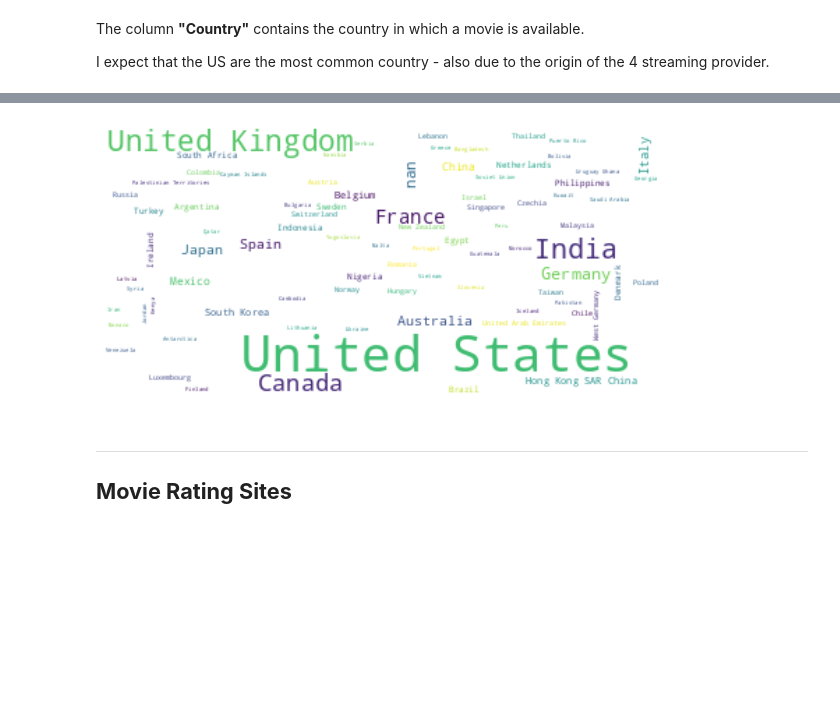
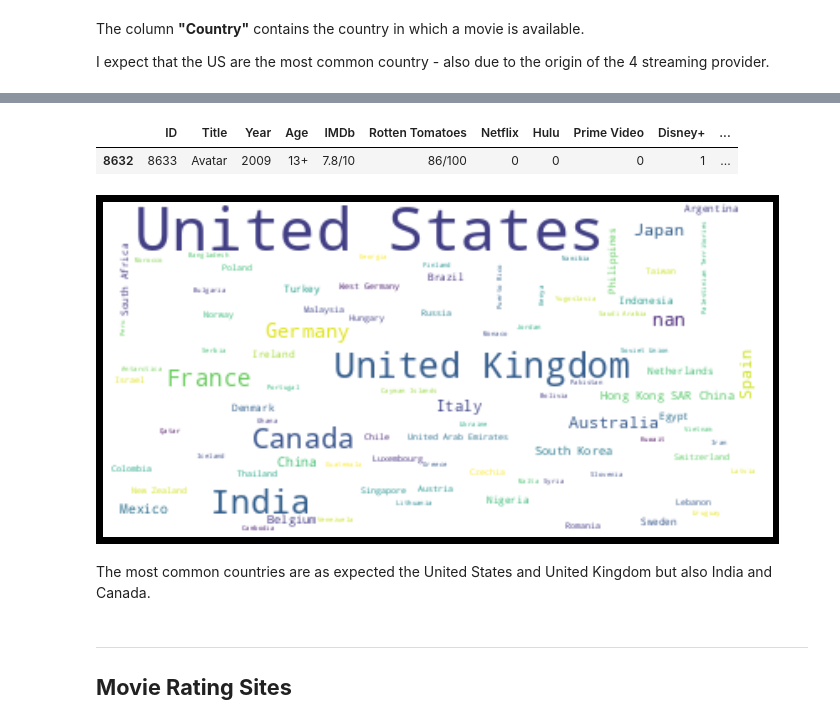
Before and after one commit to IronMan2483/streaming_movies, a Jupyter notebook: notebook/notebook_streaming_movies.ipynb, the cells around one changed output, grey strips where cells are left out. Cells and saved outputs as stored; diff of their text form; code cells hidden in the pictures; blank space fills up the shorter version.

```diff
--- a/notebook/notebook_streaming_movies.ipynb
+++ b/notebook/notebook_streaming_movies.ipynb
@@ -796,3 +1025,5 @@ text_language = " ".join(review for review in movies['Language'].astype(str))
+# %%
+languages['Language']=languages['Language'].fillna("")
 # %%
 counts = dict()
 def word_count(str:str, counts:dict) -> dict:
@@ -806,7 +1037,7 @@ def word_count(str:str, counts:dict) -> dict:
 
     return counts
 
-for items in movies['Language'].iteritems():
+for items in languages['Language'].iteritems():
     word_count(items[1], counts)
 
 def makeImage(text):
@@ -894,11 +1140,7 @@ movies
 # %%
 countries=movies.drop(['ID', 'Title', 'Year', 'Age', 'IMDb', 'Rotten Tomatoes', 'Netflix',
-       'Hulu', 'Prime Video', 'Disney+', 'Directors', 'Runtime', 'Language',
-       '1st_Language', '2nd_Language', '3rd_Language', '4th_Language',
-       '5th_Language', '6th_Language', '7th_Language', 'Genres', 'Runtime_0_30', 'Runtime_31_45', 'Runtime_46_60',
-       'Runtime_61_75', 'Runtime_76_90', 'Runtime_91_105', 'Runtime_106_120',
-       'Runtime_121_135', 'Runtime_136_150', 'Runtime_151_175',
-       'Runtime_176_190', 'Runtime_191+'], axis=1)
+       'Hulu', 'Prime Video', 'Disney+', 'Directors', 'Genres','Language', 'Runtime',
+       '1st_Language', '2nd_Language', '3rd_Language', '4th_Language','5th_Language', '6th_Language', '7th_Language'], axis=1)
 # %%
 countries.head()
 # %% [output]
@@ -910,0 +1165,2 @@ countries.head()
+# %%
+countries['Country']=countries['Country'].fillna("")
@@ -911,32 +1169,39 @@ countries.head()
+# %%
+avatar
+# %% [output]
+|  | ID | Title | Year | Age | IMDb | Rotten Tomatoes | Netflix | Hulu | Prime Video | Disney+ | ... |
+| 8632 | 8633 | Avatar | 2009 | 13+ | 7.8/10 | 86/100 | 0 | 0 | 0 | 1 | ... |
 # %%
 counts = dict()
 def word_count(str:str, counts:dict) -> dict:
     words = str.split(',')
 
     for word in words:
         if word in counts:
             counts[word] += 1
         else:
             counts[word] = 1
 
     return counts
 
-for items in movies['Country'].iteritems():
+for items in countries['Country'].iteritems():
     word_count(items[1], counts)
 
 def makeImage(text):
     wc = WordCloud(background_color="white")
     # generate word cloud
     wc.generate_from_frequencies(text)
     # show
-    plt.figure(figsize=(10,6))
+    plt.figure(figsize=(12,8), facecolor="black")
     plt.imshow(wc, interpolation="bilinear")
     plt.axis("off")
     plt.show()
 
 makeImage(counts)
 # %% [output]
-[figure, old version]
+[figure, new version]
+# %% [markdown]
+The most common countries are as expected the United States and United Kingdom but also India and Canada.
 # %% [markdown]
 ---
 
```
Also changed, not shown: parts of 290 cells of this notebook, 11 other files.
